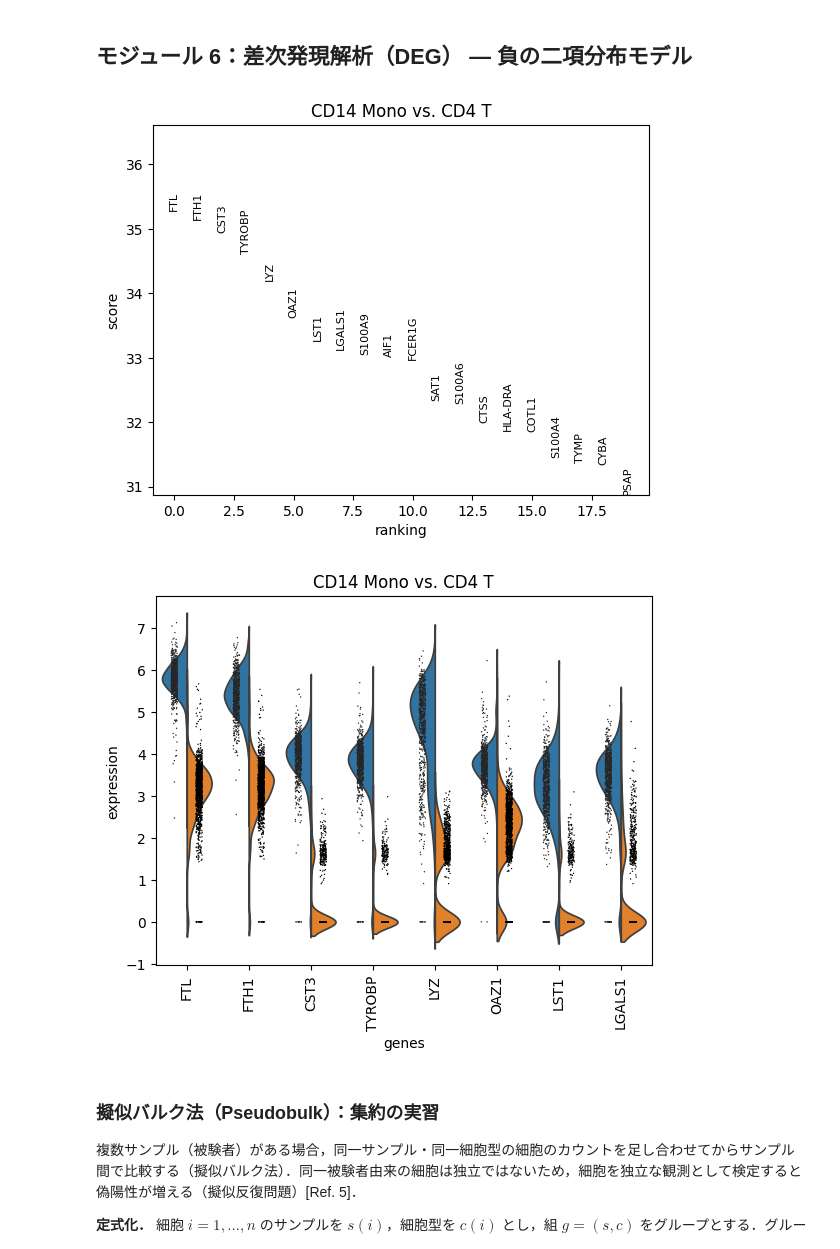
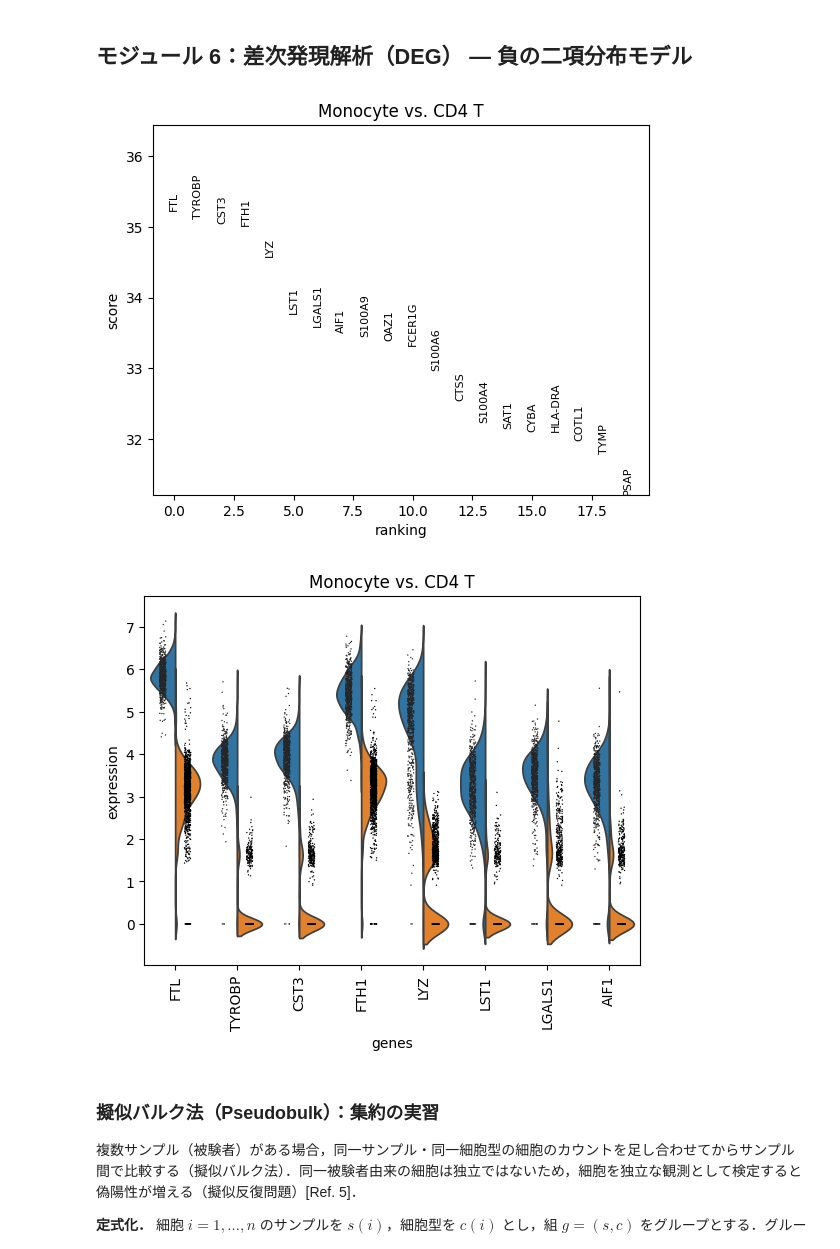
Before and after one commit to iwaokimura/study-sc-rna-seq, a Jupyter notebook: course/sc-rna-seq.ipynb, the cells around one changed output. Drawn from its saved outputs; the diff is of its cells as text; code cells hidden in the pictures.

```diff
--- a/course/sc-rna-seq.ipynb
+++ b/course/sc-rna-seq.ipynb
@@ -106,0 +114,16 @@ sc.pl.umap(adata, color=['cell_type'], legend_loc='on data')
+# %%
+# アノテーションの割り当て（resolution=0.5 で得られた 6 クラスターに対応）
+# 根拠は上の dotplot と発現細胞割合の表
+cell_type_map = {
+    '0': 'CD4 T',       # CD3D, IL7R
+    '1': 'Monocyte',    # CD14, LYZ（古典的）と FCGR3A, MS4A7（非古典的）が混在
+    '2': 'CD8 T / NK',  # NKG7, GNLY．CD3D・CD8A を発現する細胞（CD8 T）も含む
+    '3': 'B',           # MS4A1, CD79A
+    '4': 'Dendritic',   # FCER1A, CST3
+    '5': 'Platelet',    # PPBP
+}
+# クラスター構成が変わると対応表は無効になるので確認する
+assert set(cell_type_map) == set(adata.obs['leiden'].cat.categories), \
+    f"Leiden クラスター {list(adata.obs['leiden'].cat.categories)} が対応表と一致しない"
+adata.obs['cell_type'] = adata.obs['leiden'].map(cell_type_map)
+sc.pl.umap(adata, color=['cell_type'], legend_loc='on data')
@@ -109,16 +136,16 @@ sc.pl.umap(adata, color=['cell_type'], legend_loc='on data')
 # %%
 
 # 特定の 2 グループ間の DEG（Wilcoxon 検定）
 sc.tl.rank_genes_groups(
     adata, groupby='cell_type',
-    groups=['CD14 Mono'], reference='CD4 T',
+    groups=['Monocyte'], reference='CD4 T',
     method='wilcoxon'
 )
-sc.pl.rank_genes_groups(adata, groups=['CD14 Mono'])
-sc.pl.rank_genes_groups_violin(adata, groups='CD14 Mono', n_genes=8)
+sc.pl.rank_genes_groups(adata, groups=['Monocyte'])
+sc.pl.rank_genes_groups_violin(adata, groups='Monocyte', n_genes=8)
 # %% [output]
-[figure, old version]
+[figure, new version]
-[figure, old version]
+[figure, new version]
 # %% [markdown]
 ### 擬似バルク法（Pseudobulk）：集約の実習
 
```
Also changed, not shown: parts of 5 cells of this notebook, 1 other file.
